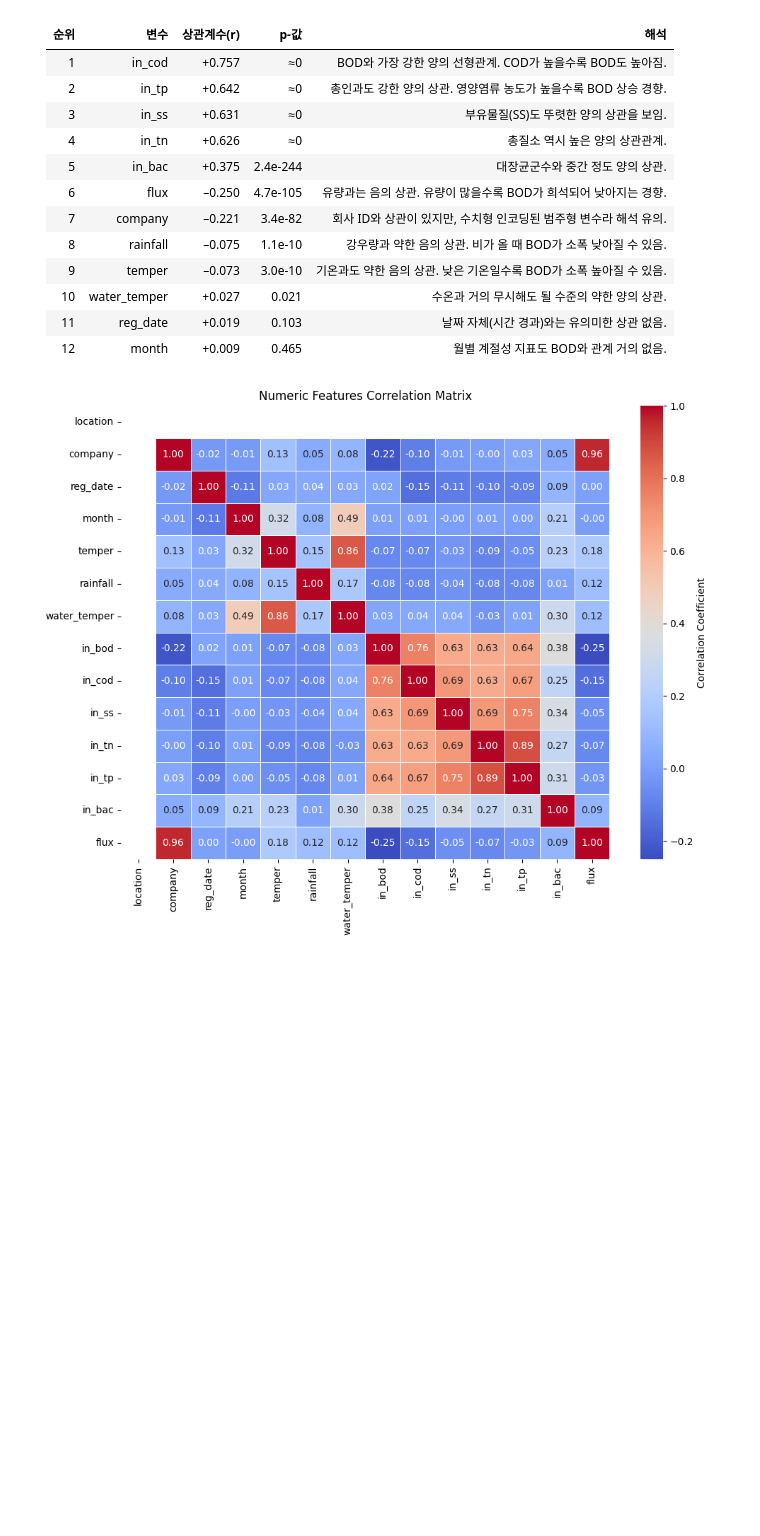
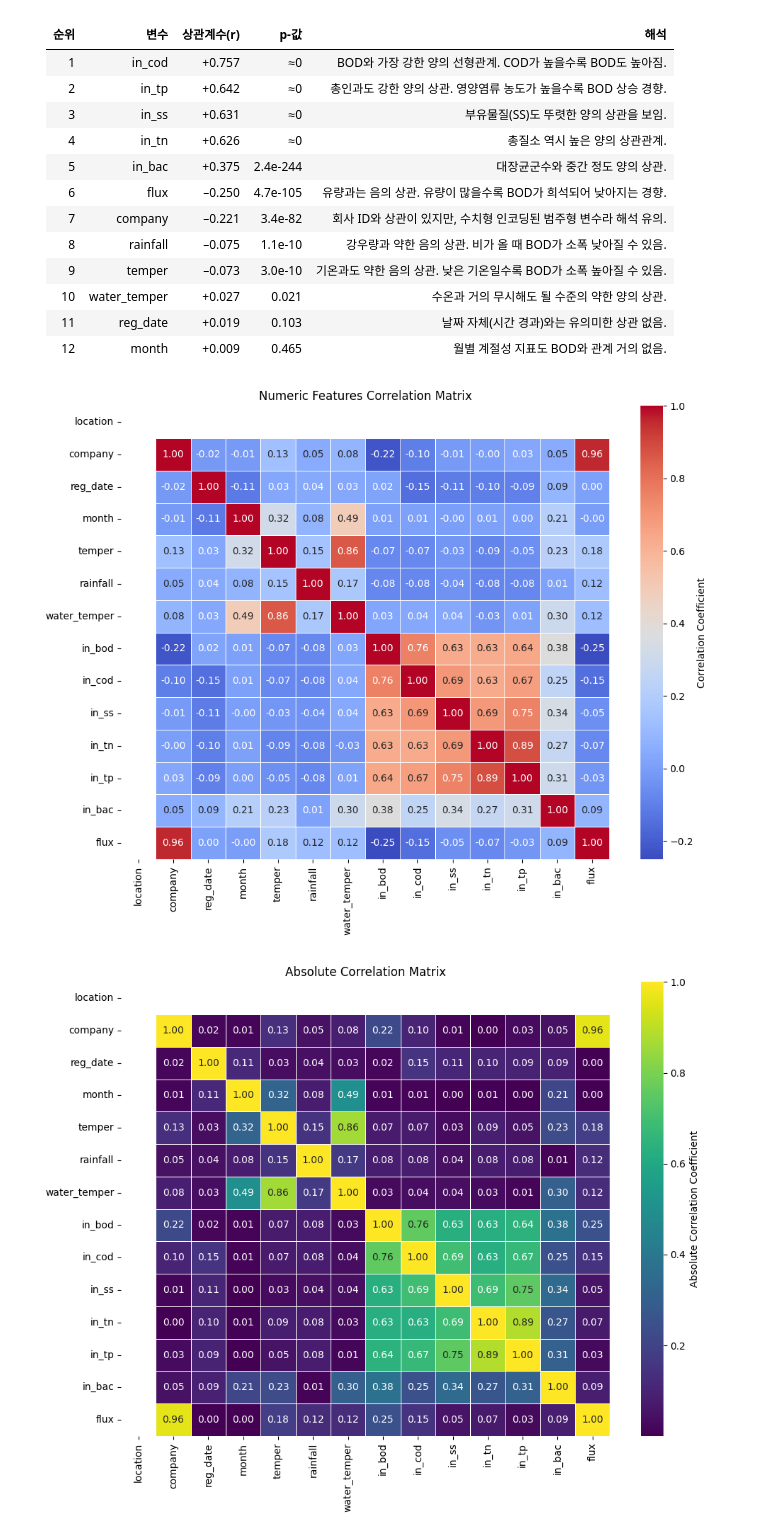
Before and after one commit to vpraise00/BOD_Prediction, a Jupyter notebook: conformal_prediction/predict.ipynb, the cells around one changed output. Cells and saved outputs as stored; diff of their text form; code cells hidden in the pictures; blank space fills up the shorter version.

```diff
--- a/conformal_prediction/predict.ipynb
+++ b/conformal_prediction/predict.ipynb
@@ -134,24 +137,44 @@ print(results_df)
 # %%
 # 2) 수치형 변수만 선택
 numeric_cols = bod_original.select_dtypes(include=['int64', 'float64']).columns.tolist()
 
 # 3) 상관계수 행렬 계산
 corr_matrix = bod_original[numeric_cols].corr()
 
 # 4) 히트맵 그리기 (숫자 주석 포함)
 plt.figure(figsize=(10, 8))
 sns.heatmap(
     corr_matrix,
     annot=True,        # 셀 내부에 숫자 표시
     fmt=".2f",         # 소수점 둘째 자리까지 포맷
     cmap="coolwarm",   # 컬러맵 (원하는 것으로 변경 가능)
     cbar_kws={"label": "Correlation Coefficient"},
     linewidths=0.5     # 셀 경계선 굵기
 )
 plt.xticks(rotation=90)
 plt.yticks(rotation=0)
 plt.title('Numeric Features Correlation Matrix')
 plt.tight_layout()
 plt.show()
+
+# 4) 절댓값 상관계수 행렬
+abs_corr = corr_matrix.abs()
+
+# 5) 절댓값 히트맵 그리기
+plt.figure(figsize=(10, 8))
+sns.heatmap(
+    abs_corr,
+    annot=True,            # 셀 내부에 숫자 표시
+    fmt=".2f",             # 소수점 둘째 자리까지
+    cmap="viridis",        # 절댓값용 컬러맵 (원하는 것으로 변경 가능)
+    cbar_kws={"label": "Absolute Correlation Coefficient"},
+    linewidths=0.5
+)
+plt.xticks(rotation=90)
+plt.yticks(rotation=0)
+plt.title('Absolute Correlation Matrix')
+plt.tight_layout()
+plt.show()
 # %% [output]
 [figure]
+[figure, added]
```
Also changed, not shown: parts of 4 cells of this notebook, 1 other file.
